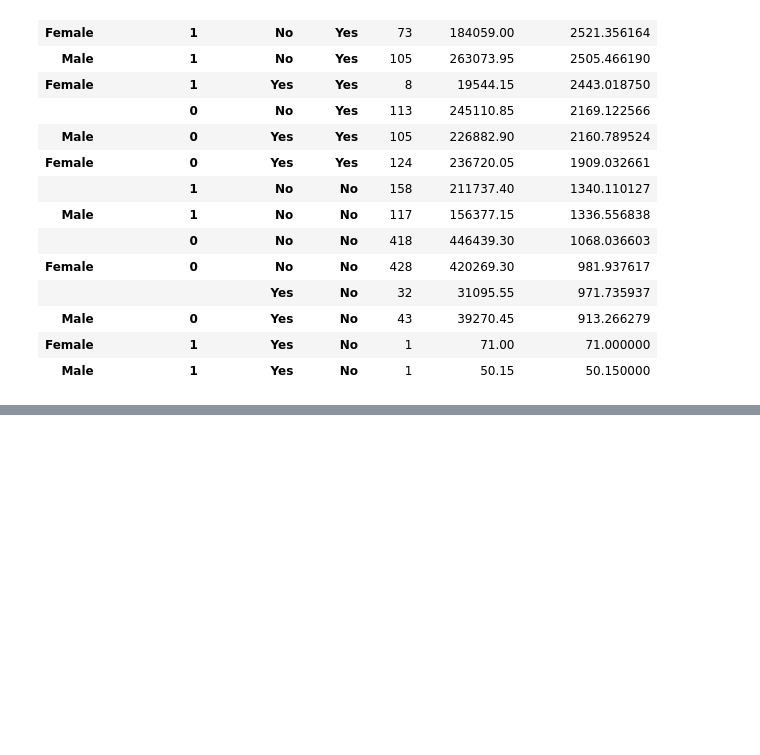
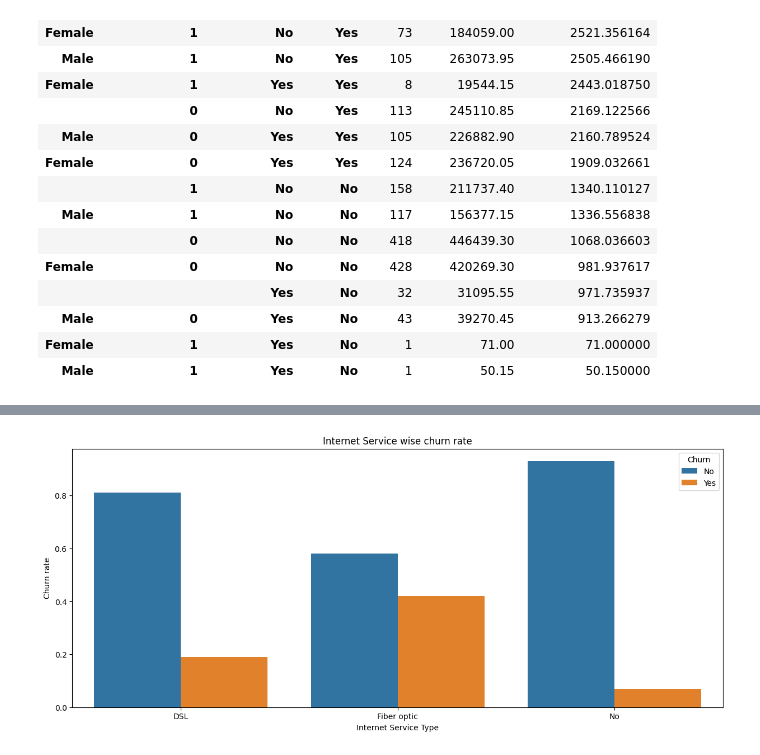
Before and after one commit to amareshmaity/data-analyst-portfolio, a Jupyter notebook: customer-churn-analysis/notebooks/03_EDA.ipynb, the cells around one changed output, grey strips where cells are left out. Cells and saved outputs as stored; diff of their text form; code cells hidden in the pictures; blank space fills up the shorter version.

```diff
--- a/customer-churn-analysis/notebooks/03_EDA.ipynb
+++ b/customer-churn-analysis/notebooks/03_EDA.ipynb
@@ -351,0 +347,4 @@ df.head()
+# %%
+## Churn rate of customers based on internet service
+internet_service_wise_churn_rate = df.groupby(by='InternetService')['Churn'].value_counts(normalize=True).round(2).to_frame()
+internet_service_wise_churn_rate
@@ -351,0 +360,10 @@ df.head()
+# %%
+## Visualize
+plt.figure(figsize=(15,6))
+sns.barplot(data=internet_service_wise_churn_rate, x='InternetService', y='proportion', hue='Churn')
+plt.title('Internet Service wise churn rate')
+plt.xlabel('Internet Service Type')
+plt.ylabel('Churn rate')
+plt.show()
+# %% [output]
+[figure, added]
```
Also changed, not shown: parts of 20 cells of this notebook.
